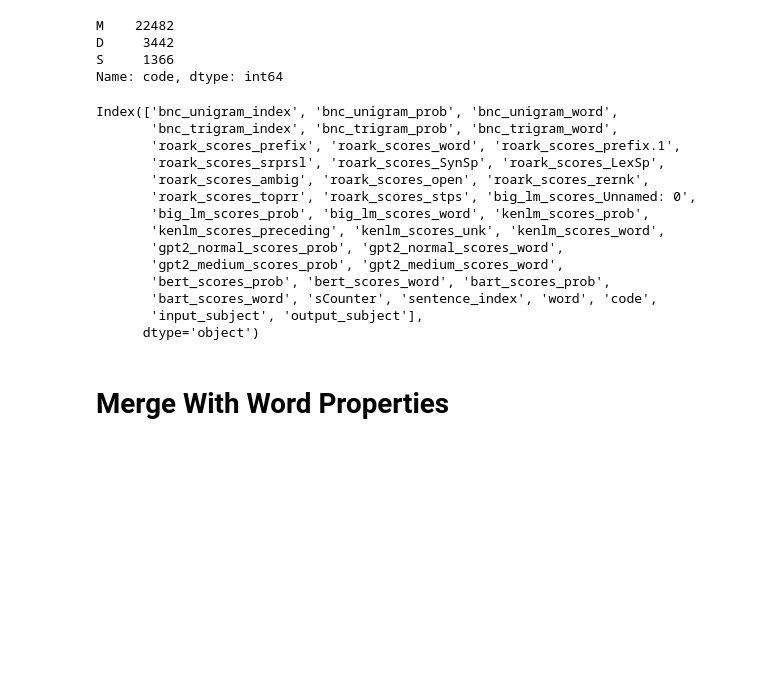
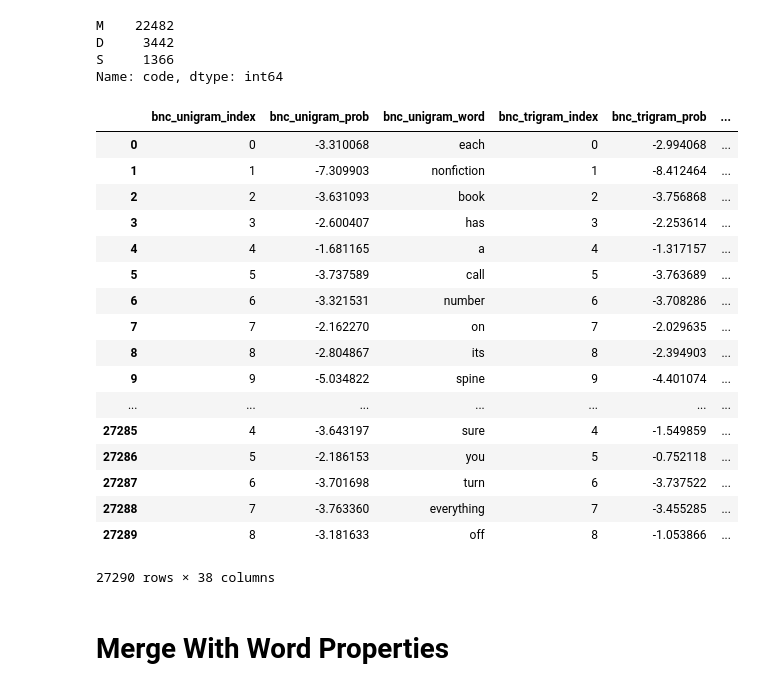
Before and after one commit to smeylan/telephone-analysis-public, a Jupyter notebook: Error Prediction Model - Data Preparation.ipynb, the cells around one changed output. Cells and saved outputs as stored; diff of their text form; code cells hidden in the pictures; blank space fills up the shorter version.

```diff
--- a/Error Prediction Model - Data Preparation.ipynb
+++ b/Error Prediction Model - Data Preparation.ipynb
@@ -176,3 +178,17 @@ lm = load_runs.load_logistic_prep(DATA_PREP_FOLDER)
+# %%
+DATA_PREP_FOLDER = './intermediate_results/data_prep_logistic'
+
+model_names = [filename.split('logistic/')[1].split('_predictions.txt')[0]
+               for filename in glob.glob(DATA_PREP_FOLDER+'/*')]
+
+lm = {}
+
+for lm_name in model_names:
+    raw_scores_path = join(DATA_PREP_FOLDER, f"{lm_name}_predictions.txt")
+    # 3/27: https://stackoverflow.com/questions/27745500/how-to-save-a-list-to-a-file-and-read-it-as-a-list-type
+    with open(raw_scores_path, 'rb') as f:
+        raw_scores = pickle.load(f)
+        lm[lm_name] = raw_scores
 # %%
 # sanity check: all sentences in all models must have the same number of tokens in the dataframe
 languageModelNames = ['bnc_unigram', 'bnc_trigram', 'roark_scores', 'big_lm_scores', 'kenlm_scores',
@@ -492,22 +491,26 @@ D     3442
 S     1366
 Name: code, dtype: int64
 # %%
-wdfr.columns
+wdfr
 # %% [output]
+|  | bnc_unigram_index | bnc_unigram_prob | bnc_unigram_word | bnc_trigram_index | bnc_trigram_prob | ... |
+| 0 | 0 | -3.310068 | each | 0 | -2.994068 | ... |
+| 1 | 1 | -7.309903 | nonfiction | 1 | -8.412464 | ... |
+| 2 | 2 | -3.631093 | book | 2 | -3.756868 | ... |
+| 3 | 3 | -2.600407 | has | 3 | -2.253614 | ... |
+| 4 | 4 | -1.681165 | a | 4 | -1.317157 | ... |
+| 5 | 5 | -3.737589 | call | 5 | -3.763689 | ... |
+| 6 | 6 | -3.321531 | number | 6 | -3.708286 | ... |
+| 7 | 7 | -2.162270 | on | 7 | -2.029635 | ... |
+| 8 | 8 | -2.804867 | its | 8 | -2.394903 | ... |
+| 9 | 9 | -5.034822 | spine | 9 | -4.401074 | ... |
+| ... | ... | ... | ... | ... | ... | ... |
+| 27285 | 4 | -3.643197 | sure | 4 | -1.549859 | ... |
+| 27286 | 5 | -2.186153 | you | 5 | -0.752118 | ... |
+| 27287 | 6 | -3.701698 | turn | 6 | -3.737522 | ... |
+| 27288 | 7 | -3.763360 | everything | 7 | -3.455285 | ... |
+| 27289 | 8 | -3.181633 | off | 8 | -1.053866 | ... |
-Index(['bnc_unigram_index', 'bnc_unigram_prob', 'bnc_unigram_word',
-       'bnc_trigram_index', 'bnc_trigram_prob', 'bnc_trigram_word',
-       'roark_scores_prefix', 'roark_scores_word', 'roark_scores_prefix.1',
-       'roark_scores_srprsl', 'roark_scores_SynSp', 'roark_scores_LexSp',
-       'roark_scores_ambig', 'roark_scores_open', 'roark_scores_rernk',
-       'roark_scores_toprr', 'roark_scores_stps', 'big_lm_scores_Unnamed: 0',
-       'big_lm_scores_prob', 'big_lm_scores_word', 'kenlm_scores_prob',
-       'kenlm_scores_preceding', 'kenlm_scores_unk', 'kenlm_scores_word',
-       'gpt2_normal_scores_prob', 'gpt2_normal_scores_word',
-       'gpt2_medium_scores_prob', 'gpt2_medium_scores_word',
-       'bert_scores_prob', 'bert_scores_word', 'bart_scores_prob',
-       'bart_scores_word', 'sCounter', 'sentence_index', 'word', 'code',
-       'input_subject', 'output_subject'],
-      dtype='object')
+27290 rows × 38 columns
 # %% [markdown]
 # Merge With Word Properties
 # %%
```
Also changed, not shown: parts of 16 cells of this notebook, 25 other files.
